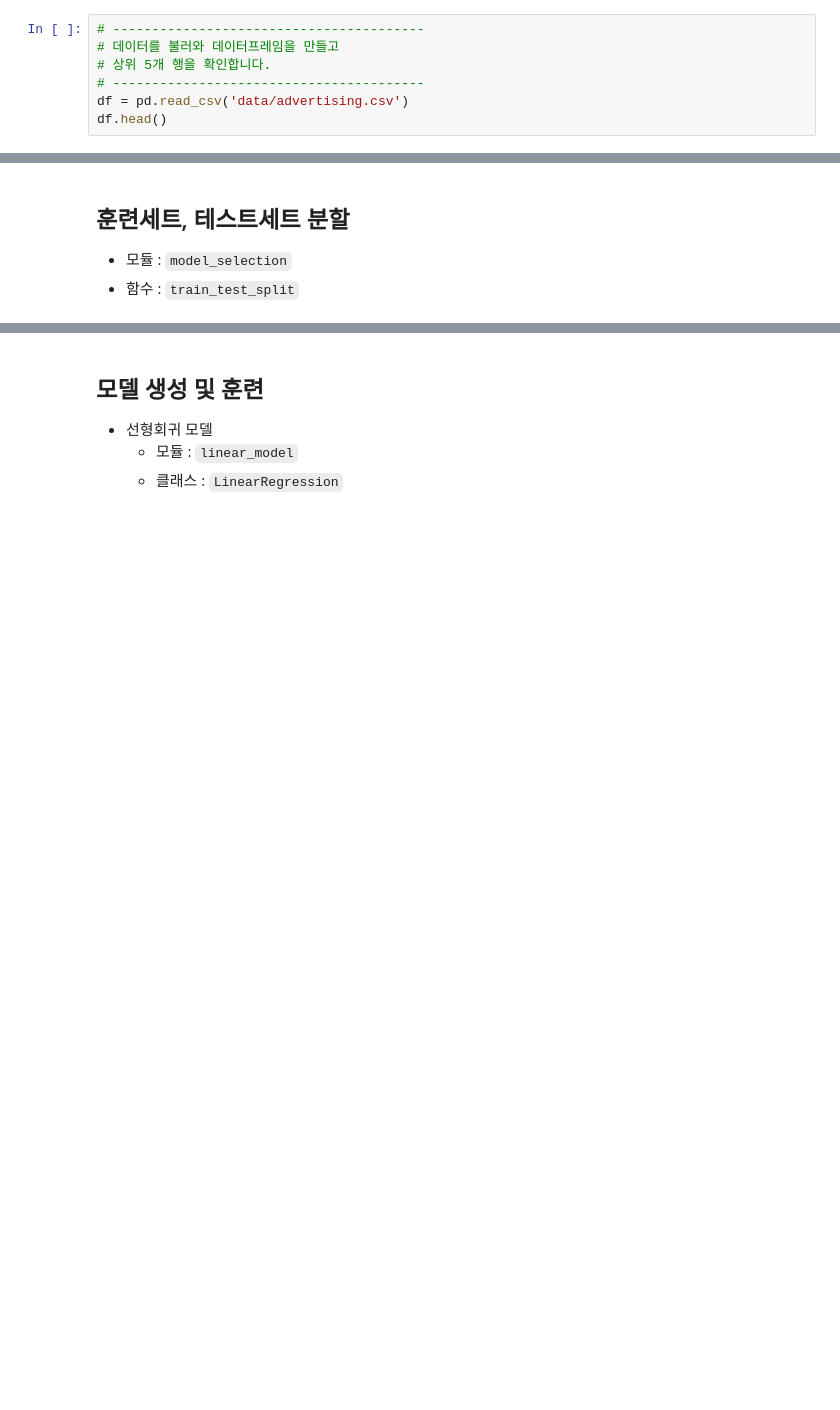
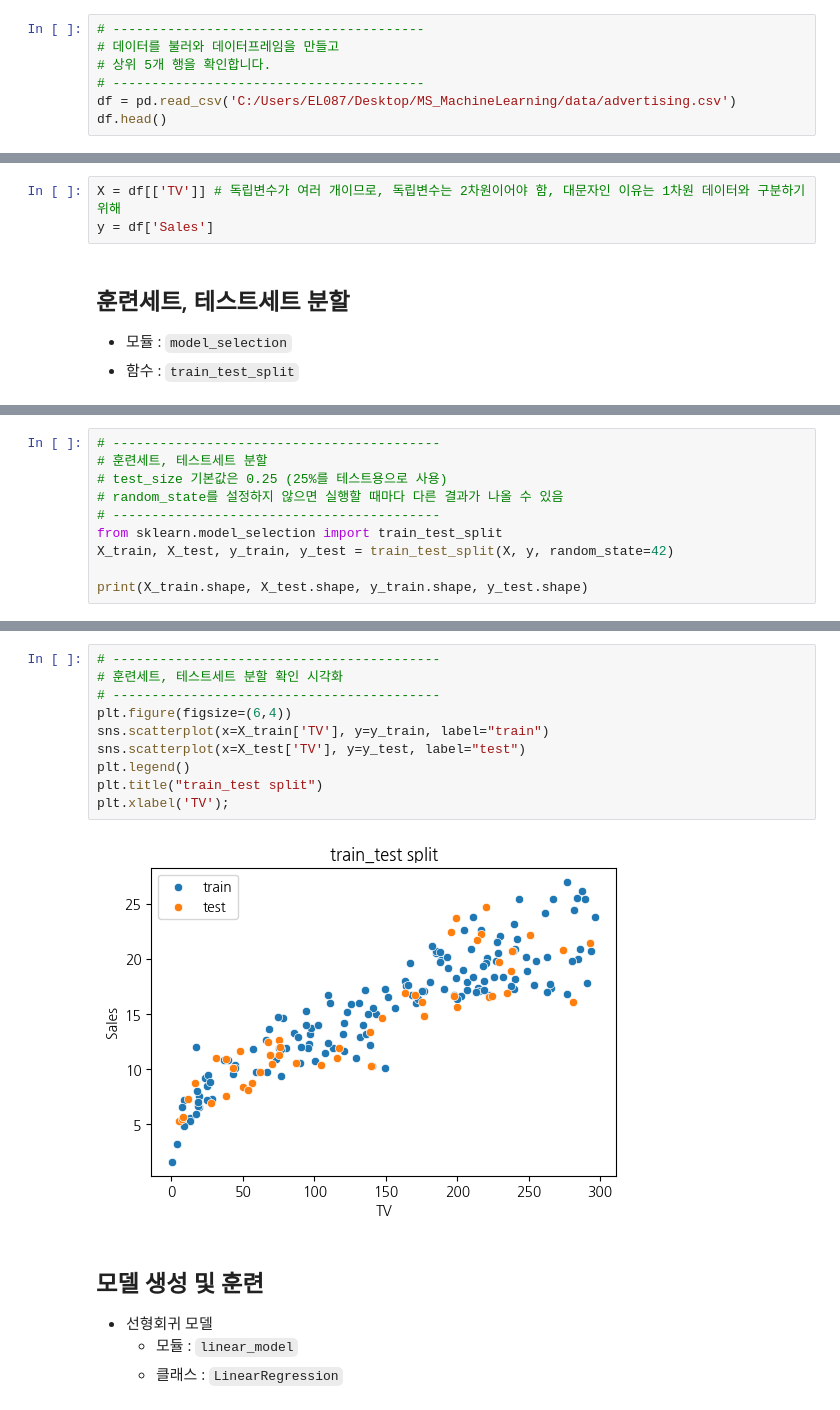
Before and after one commit to jimmynkim/MS_MachineLearning, a Jupyter notebook: 01_회귀_광고플랫폼에따른판매량예측/01_회귀_광고플랫폼에따른판매량예측2_단순선형회귀_실습.ipynb, the cells around one changed output, grey strips where cells are left out. Saved outputs shown, nothing was run; the diff lists cells and outputs as text; blank space fills up the shorter version.

```diff
--- a/01_회귀_광고플랫폼에따른판매량예측/01_회귀_광고플랫폼에따른판매량예측2_단순선형회귀_실습.ipynb
+++ b/01_회귀_광고플랫폼에따른판매량예측/01_회귀_광고플랫폼에따른판매량예측2_단순선형회귀_실습.ipynb
@@ -13,7 +13,7 @@ import koreanize_matplotlib
 # 데이터를 불러와 데이터프레임을 만들고
 # 상위 5개 행을 확인합니다.
 # ----------------------------------------
-df = pd.read_csv('data/advertising.csv')
+df = pd.read_csv('C:/Users/EL087/Desktop/MS_MachineLearning/data/advertising.csv')
 df.head()
 # %% [output]
 |  | TV | Radio | Newspaper | Sales |
@@ -28,6 +58,9 @@ df.head()
 # %% [markdown]
 ## 독립변수, 종속변수 선택
 * 독립변수는 2차원으로 다룹니다.
+# %%
+X = df[['TV']] # 독립변수가 여러 개이므로, 독립변수는 2차원이어야 함, 대문자인 이유는 1차원 데이터와 구분하기 위해
+y = df['Sales']
 # %% [markdown]
 ## 훈련세트, 테스트세트 분할
 * 모듈 : `model_selection`
@@ -42,0 +68,10 @@ df.head()
+# %%
+# ------------------------------------------
+# 훈련세트, 테스트세트 분할
+# test_size 기본값은 0.25 (25%를 테스트용으로 사용)
+# random_state를 설정하지 않으면 실행할 때마다 다른 결과가 나올 수 있음
+# ------------------------------------------
+from sklearn.model_selection import train_test_split
+X_train, X_test, y_train, y_test = train_test_split(X, y, random_state=42)
+
+print(X_train.shape, X_test.shape, y_train.shape, y_test.shape)
@@ -43,3 +110,15 @@ df.head()
+# %%
+# ------------------------------------------
+# 훈련세트, 테스트세트 분할 확인 시각화
+# ------------------------------------------
+plt.figure(figsize=(6,4))
+sns.scatterplot(x=X_train['TV'], y=y_train, label="train")
+sns.scatterplot(x=X_test['TV'], y=y_test, label="test")
+plt.legend()
+plt.title("train_test split")
+plt.xlabel('TV');
+# %% [output]
+[figure, added]
 # %% [markdown]
 ## 모델 생성 및 훈련
 * 선형회귀 모델
```
Also changed, not shown: parts of 19 cells of this notebook, 1 other file.
